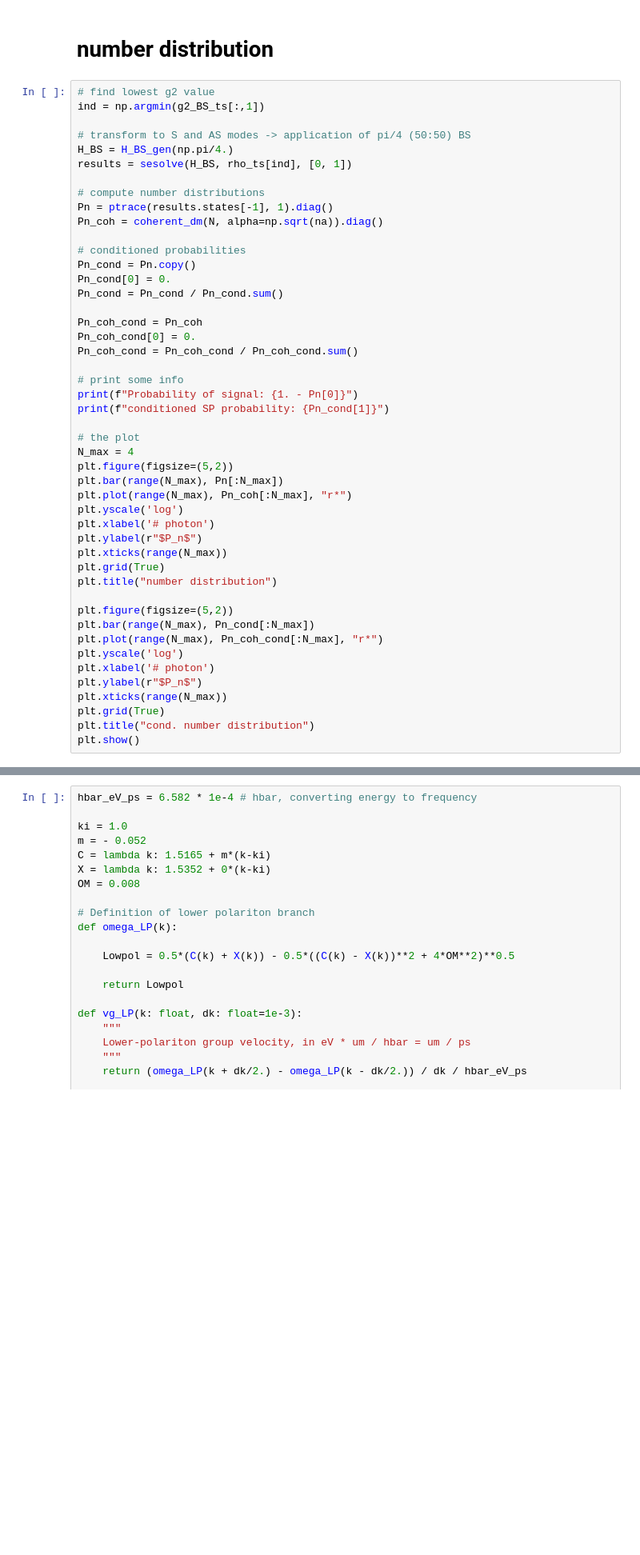
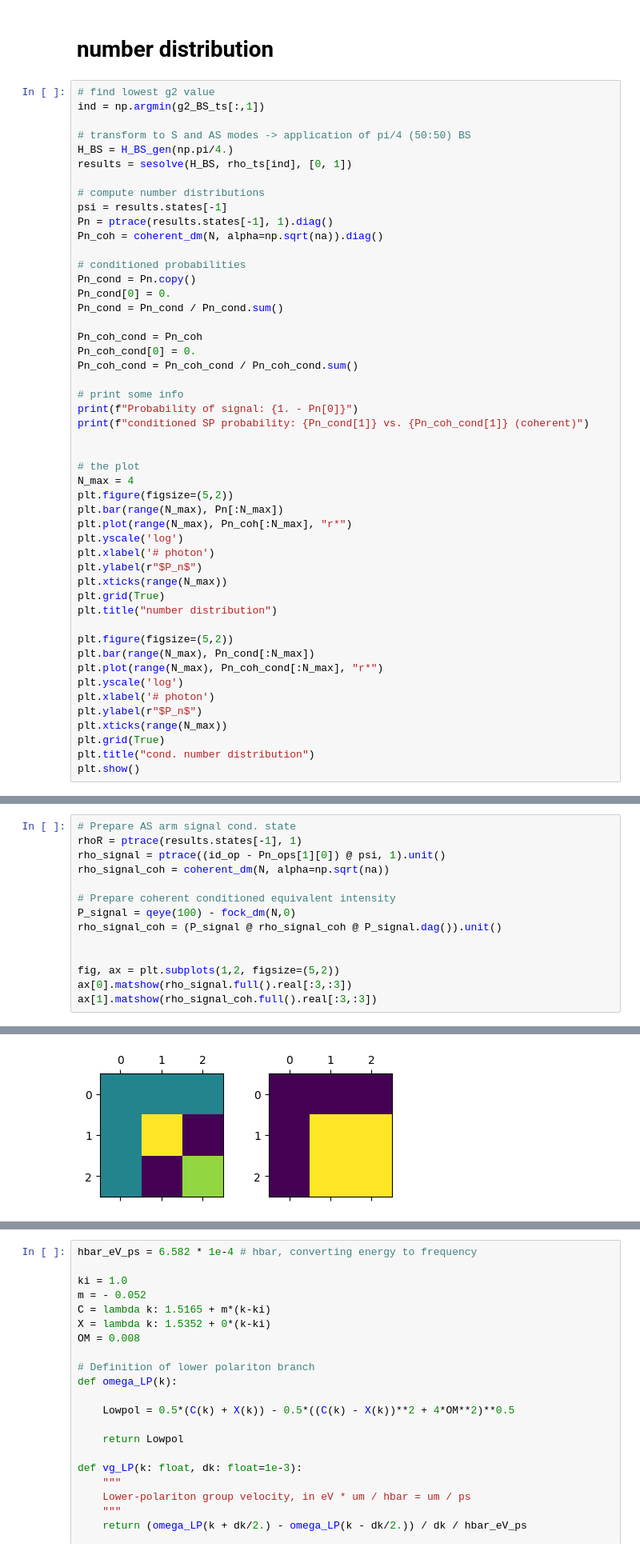
Before and after one commit to HewlettPackard/tensor-circuit-torch, a Jupyter notebook: MPDO_circuit/notebooks/MZI_g2.ipynb, the cells around one changed output, grey strips where cells are left out. Shown at 80% size. Drawn from its saved outputs; the diff is of its cells as text; blank space fills up the shorter version.

```diff
--- a/MPDO_circuit/notebooks/MZI_g2.ipynb
+++ b/MPDO_circuit/notebooks/MZI_g2.ipynb
@@ -265,6 +286,7 @@ H_BS = H_BS_gen(np.pi/4.)
 results = sesolve(H_BS, rho_ts[ind], [0, 1])
 
 # compute number distributions
+psi = results.states[-1]
 Pn = ptrace(results.states[-1], 1).diag()
 Pn_coh = coherent_dm(N, alpha=np.sqrt(na)).diag()
 
@@ -279,7 +301,8 @@ Pn_coh_cond = Pn_coh_cond / Pn_coh_cond.sum()
 
 # print some info
 print(f"Probability of signal: {1. - Pn[0]}")
-print(f"conditioned SP probability: {Pn_cond[1]}")
+print(f"conditioned SP probability: {Pn_cond[1]} vs. {Pn_coh_cond[1]} (coherent)")
+
 
 # the plot
 N_max = 4
@@ -310,0 +334,15 @@ conditioned SP probability: 0.9994071312963437
+# %%
+# Prepare AS arm signal cond. state
+rhoR = ptrace(results.states[-1], 1)
+rho_signal = ptrace((id_op - Pn_ops[1][0]) @ psi, 1).unit()
+rho_signal_coh = coherent_dm(N, alpha=np.sqrt(na))
+
+# Prepare coherent conditioned equivalent intensity
+P_signal = qeye(100) - fock_dm(N,0)
+rho_signal_coh = (P_signal @ rho_signal_coh @ P_signal.dag()).unit()
+
+
+fig, ax = plt.subplots(1,2, figsize=(5,2))
+ax[0].matshow(rho_signal.full().real[:3,:3])
+ax[1].matshow(rho_signal_coh.full().real[:3,:3])
+# %% [output]
@@ -310,0 +350 @@ conditioned SP probability: 0.9994071312963437
+[figure, added]
```
Also changed, not shown: parts of 11 cells of this notebook, 18 other files.
